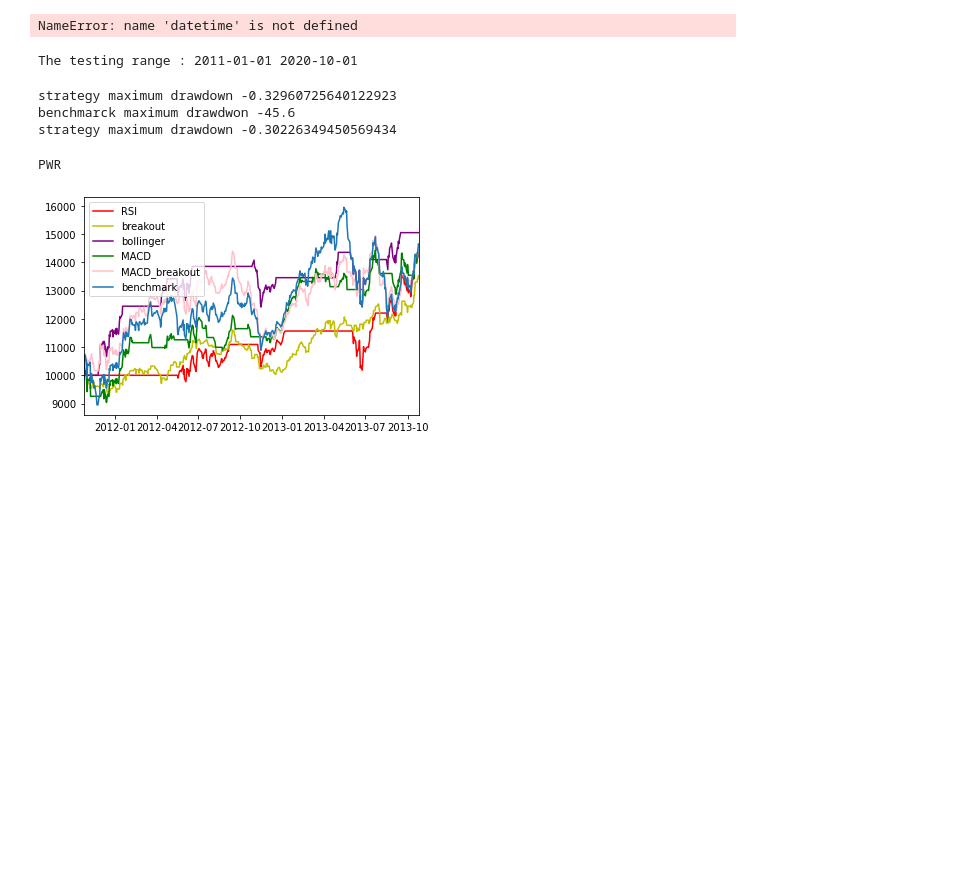
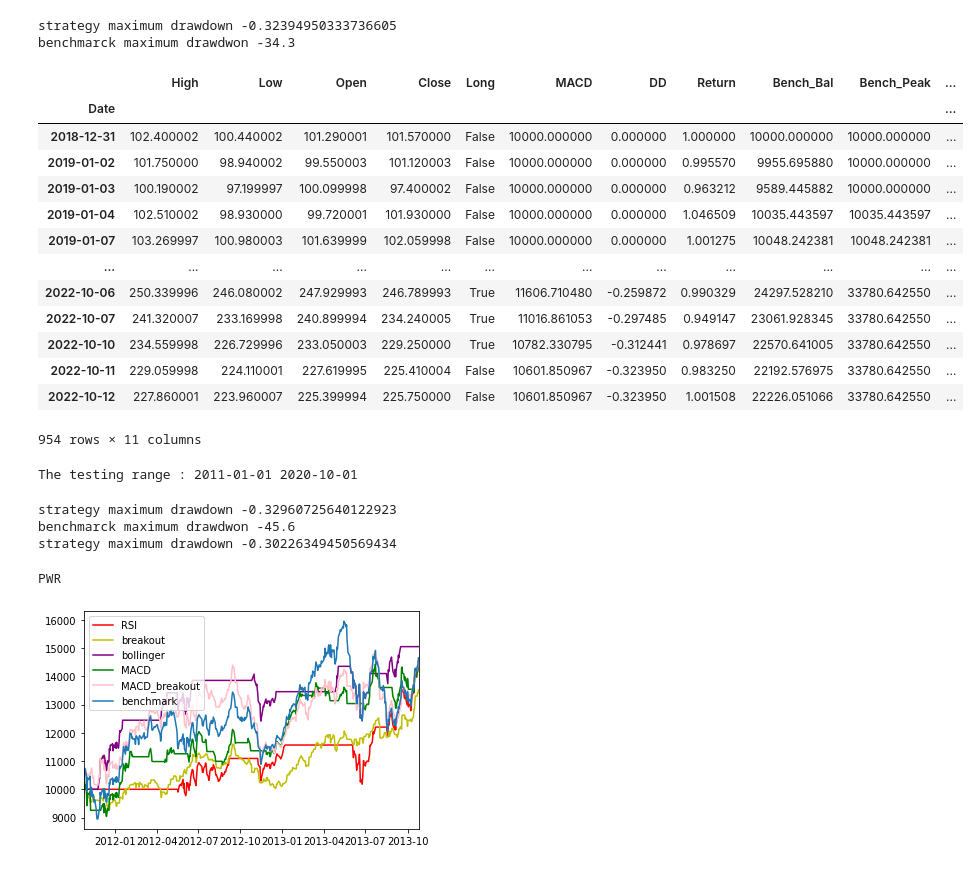
Before and after one commit to haechan01/trading-algorithms, a Jupyter notebook: final.ipynb, the cells around one changed output. Cells and saved outputs as stored; diff of their text form; code cells hidden in the pictures; blank space fills up the shorter version.

```diff
--- a/final.ipynb
+++ b/final.ipynb
@@ -313,12 +315,28 @@ def MACD_BREAKOUT_STRATEGY(symbol, start, end, k):
 # %%
+import datetime
+import pandas_datareader as pdr
 start =datetime.datetime(2019, 1, 1)
 end= datetime.datetime(2022, 10, 12)
 symbol = 'MSFT'
 result_macd= macd_strategy(symbol, start, end)
-result_rsi = rsi_strategy(symbol, start, end)
 result_macd
 # %% [output]
-NameError: name 'datetime' is not defined
+strategy maximum drawdown -0.32394950333736605
+benchmarck maximum drawdwon -34.3
+|  | High | Low | Open | Close | Long | MACD | DD | Return | Bench_Bal | Bench_Peak | ... |
+| Date |  |  |  |  |  |  |  |  |  |  | ... |
+| 2018-12-31 | 102.400002 | 100.440002 | 101.290001 | 101.570000 | False | 10000.000000 | 0.000000 | 1.000000 | 10000.000000 | 10000.000000 | ... |
+| 2019-01-02 | 101.750000 | 98.940002 | 99.550003 | 101.120003 | False | 10000.000000 | 0.000000 | 0.995570 | 9955.695880 | 10000.000000 | ... |
+| 2019-01-03 | 100.190002 | 97.199997 | 100.099998 | 97.400002 | False | 10000.000000 | 0.000000 | 0.963212 | 9589.445882 | 10000.000000 | ... |
+| 2019-01-04 | 102.510002 | 98.930000 | 99.720001 | 101.930000 | False | 10000.000000 | 0.000000 | 1.046509 | 10035.443597 | 10035.443597 | ... |
+| 2019-01-07 | 103.269997 | 100.980003 | 101.639999 | 102.059998 | False | 10000.000000 | 0.000000 | 1.001275 | 10048.242381 | 10048.242381 | ... |
+| ... | ... | ... | ... | ... | ... | ... | ... | ... | ... | ... | ... |
+| 2022-10-06 | 250.339996 | 246.080002 | 247.929993 | 246.789993 | True | 11606.710480 | -0.259872 | 0.990329 | 24297.528210 | 33780.642550 | ... |
+| 2022-10-07 | 241.320007 | 233.169998 | 240.899994 | 234.240005 | True | 11016.861053 | -0.297485 | 0.949147 | 23061.928345 | 33780.642550 | ... |
+| 2022-10-10 | 234.559998 | 226.729996 | 233.050003 | 229.250000 | True | 10782.330795 | -0.312441 | 0.978697 | 22570.641005 | 33780.642550 | ... |
+| 2022-10-11 | 229.059998 | 224.110001 | 227.619995 | 225.410004 | False | 10601.850967 | -0.323950 | 0.983250 | 22192.576975 | 33780.642550 | ... |
+| 2022-10-12 | 227.860001 | 223.960007 | 225.399994 | 225.750000 | False | 10601.850967 | -0.323950 | 1.001508 | 22226.051066 | 33780.642550 | ... |
+954 rows × 11 columns
 # %%
 # here! we combine all the results
 start =datetime.datetime(2021, 1, 1)
```
Also changed, not shown: parts of 3 cells of this notebook.
